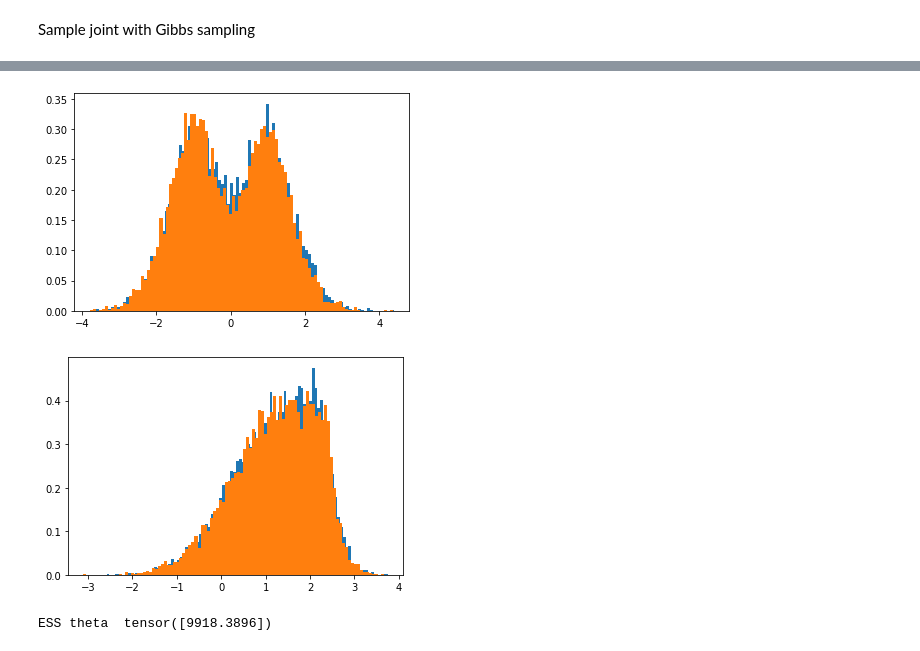
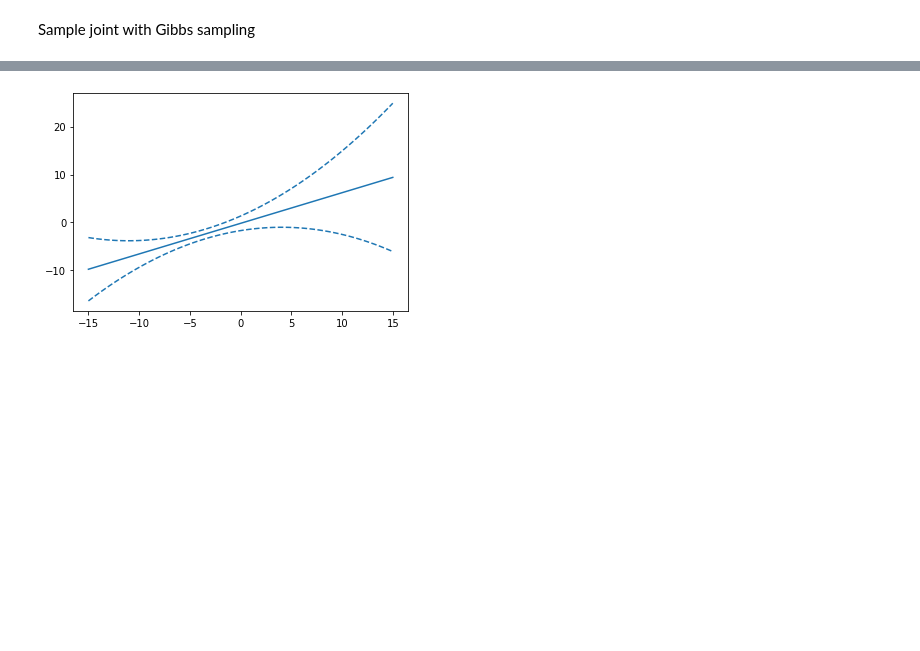
Before and after one commit to ElouanARGOUARCH/SBI, a Jupyter notebook: Dirichlet Process/Bayesian Linear Regression .ipynb, the cells around one changed output, grey strips where cells are left out. Drawn from its saved outputs; the diff is of its cells as text; code cells hidden in the pictures; blank space fills up the shorter version.

```diff
--- a/Dirichlet Process/Bayesian Linear Regression .ipynb
+++ b/Dirichlet Process/Bayesian Linear Regression .ipynb
@@ -304,14 +214,0 @@ Compare these Gibbs with IMH
-# %%
-blr = bayesian_linear_regression(x0, sigma_simulateur, mu_theta, sigma_theta)
-mu_phi_D, sigma_phi_D = blr.compute_parameter_posterior_parameter(D_theta, D_x)
-def IMH(number_chains, number_steps):
-    sample_phi = torch.distributions.MultivariateNormal(mu_phi_D, sigma_phi_D).sample([number_chains])
-    sample_theta = prior_distribution.sample([number_chains])
-    for t in tqdm(range(number_steps)):
-        proposed_phi = torch.distributions.MultivariateNormal(mu_phi_D, sigma_phi_D).sample([number_chains])
-        proposed_theta = prior_distribution.sample([number_chains])
-        acceptance_log_prob = blr.log_likelihood_prob(proposed_theta, proposed_phi) - blr.log_likelihood_prob(sample_theta, sample_phi)
-        mask = ((torch.rand(number_chains) < torch.exp(acceptance_log_prob)) * 1.).unsqueeze(-1)
-        sample_phi = (mask) * proposed_phi + (1 - (mask)) * sample_phi
-        sample_theta = (mask) * proposed_theta + (1-(mask))*sample_theta
-    return sample_theta, sample_phi
@@ -369,14 +215,9 @@ plt.show()
-# %%
-plt.hist(sample_phi[1000:,0].numpy(), bins = 100,density = True)
-plt.hist(models_phi_gibbs[1000:,0].numpy(),bins= 100, density = True)
-plt.show()
-plt.hist(sample_phi[1000:,1].numpy(), bins = 100,density = True)
-plt.hist(models_phi_gibbs[1000:,1].numpy(),bins= 100, density = True)
-plt.show()
-# %% [output]
-[figure, removed]
-[figure, removed]
-# %%
-print('ESS theta ', pyro.ops.stats.effective_sample_size(sample_theta.unsqueeze(1),chain_dim = 1, sample_dim =0))
-# %% [output]
-ESS theta  tensor([9918.3896])
+# %%
+tt = torch.linspace(-15,15,100)
+mean, cov =  blr.marginal_log_likelihood_parameters(torch.zeros(1), tt.unsqueeze(-1))
+plt.plot(tt, mean)
+plt.plot(tt,mean.squeeze(-1) + 2*cov.squeeze(-1).squeeze(-1), color = 'C0', linestyle = '--')
+plt.plot(tt,mean.squeeze(-1) - 2*cov.squeeze(-1).squeeze(-1), color = 'C0', linestyle= '--')
+sample = blr.sample_marginal_likelihood(10,tt.unsqueeze(-1))
+# %% [output]
+[figure, added]
```
Also changed, not shown: parts of 16 cells of this notebook, 14 other files.
